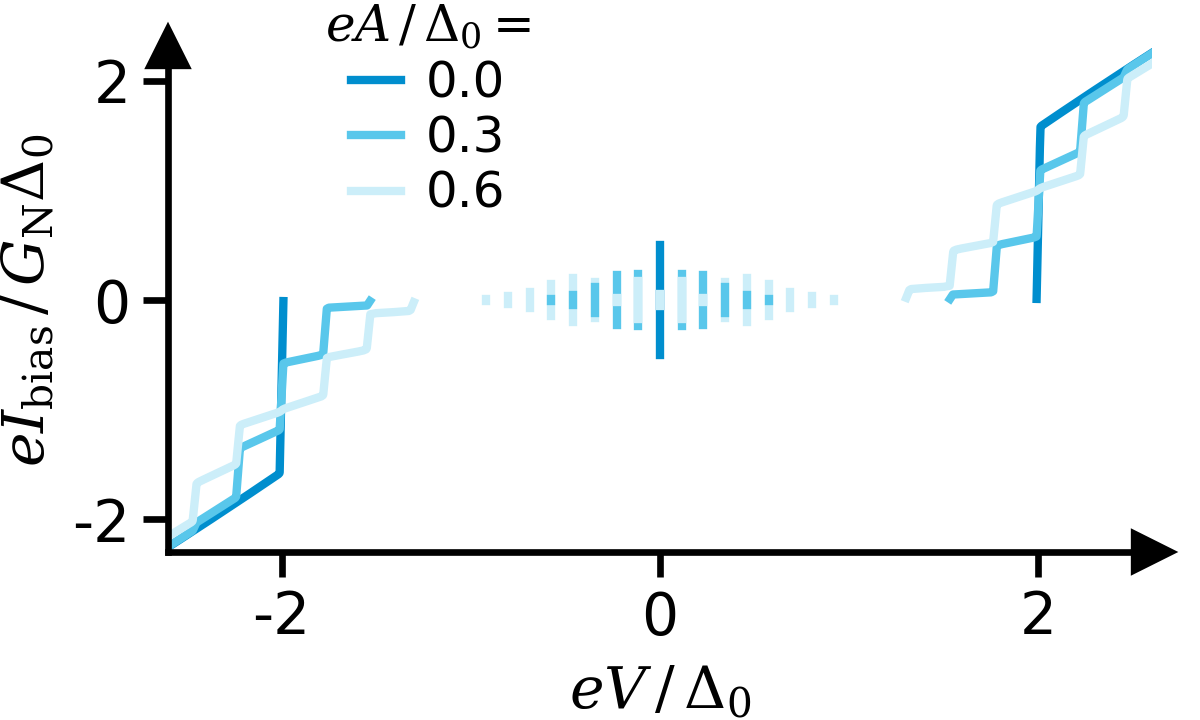
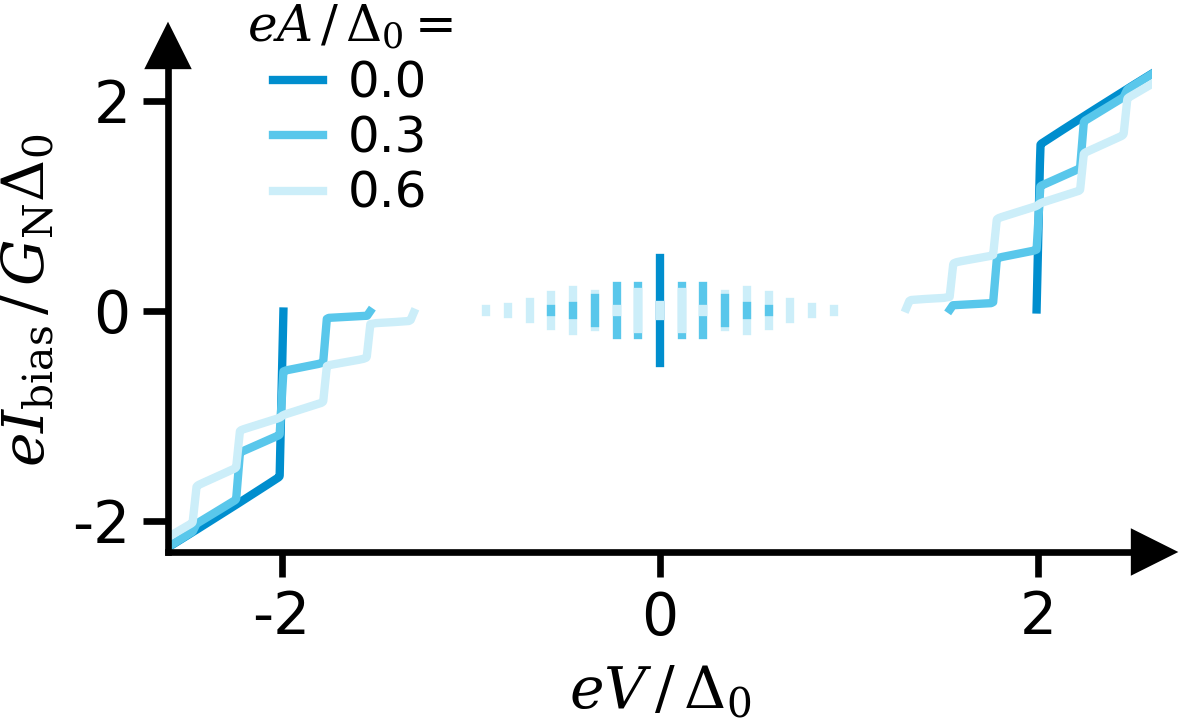
The notebook cell's code change between the first figure and the second:
--- before
+++ after
@@ -28,12 +28,12 @@
     handles=handles,
     labels=labels,
-    title="$eA\\,/\\,\\Delta_0 = $",
+    title="$eA/\\Delta_0 = $",
     handlelength=1.0,
-    loc="upper right",
+    loc="upper left",
     frameon=False,
     fontsize=6,
     title_fontsize=6,
-    bbox_to_anchor=(0.4, 1.15),
-    # bbox_to_anchor=(1.0, 1.15),
+    # bbox_to_anchor=(0.4, 1.15),
+    bbox_to_anchor=(0.05, 1.15),
     borderpad=0.1,  # reduces padding inside the legend box
     labelspacing=0.15,  # reduces vertical spacing between items
@@ -42,5 +42,5 @@
 
 ax.set_xlim(-2.6, 2.6)
-ax.set_ylim(-2.3, 2.3)
+ax.set_ylim(-2.3, 2.5)
 
 xlabel = "$eV\\,/\\,\\Delta_0$"

Commit: updates thesis figures